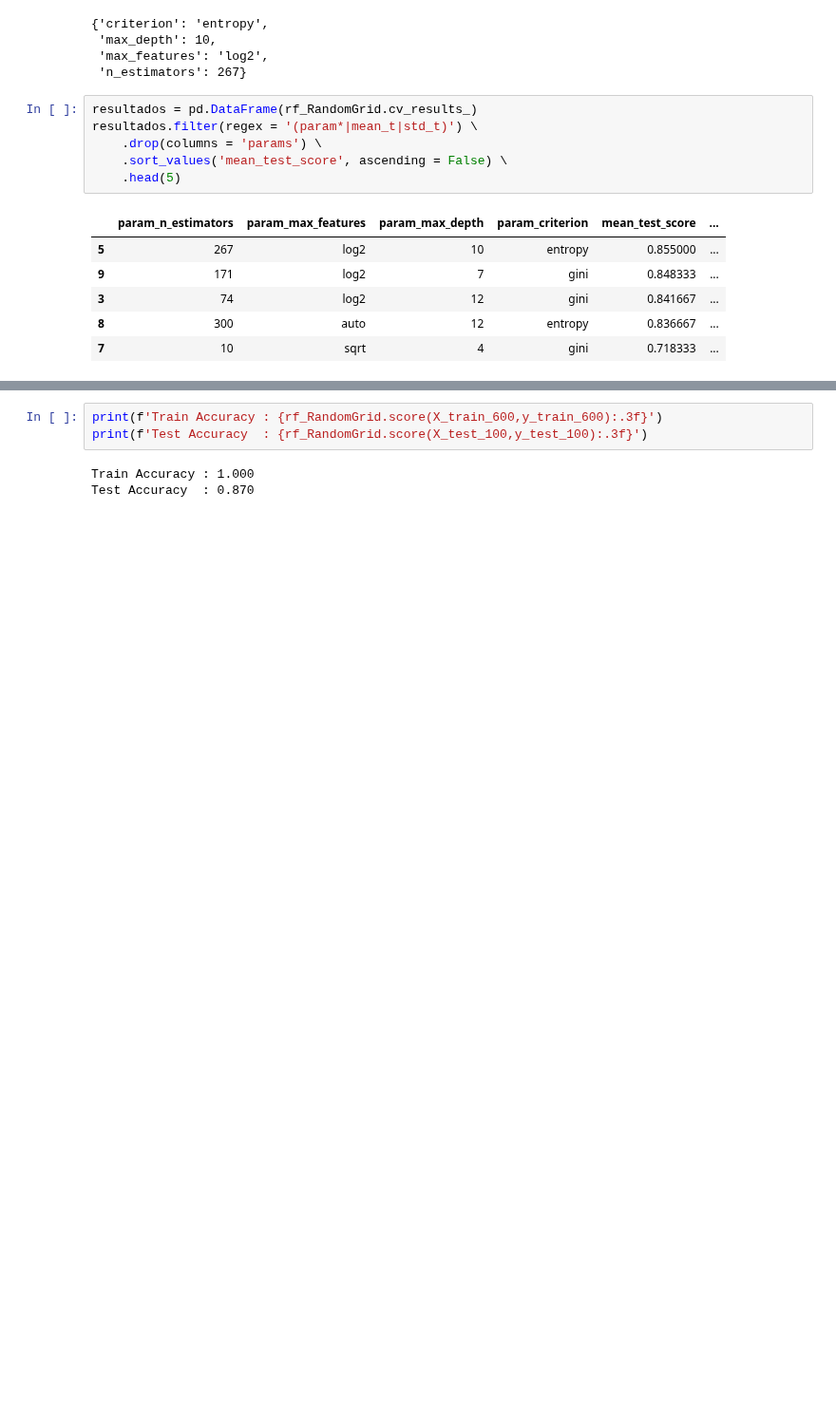
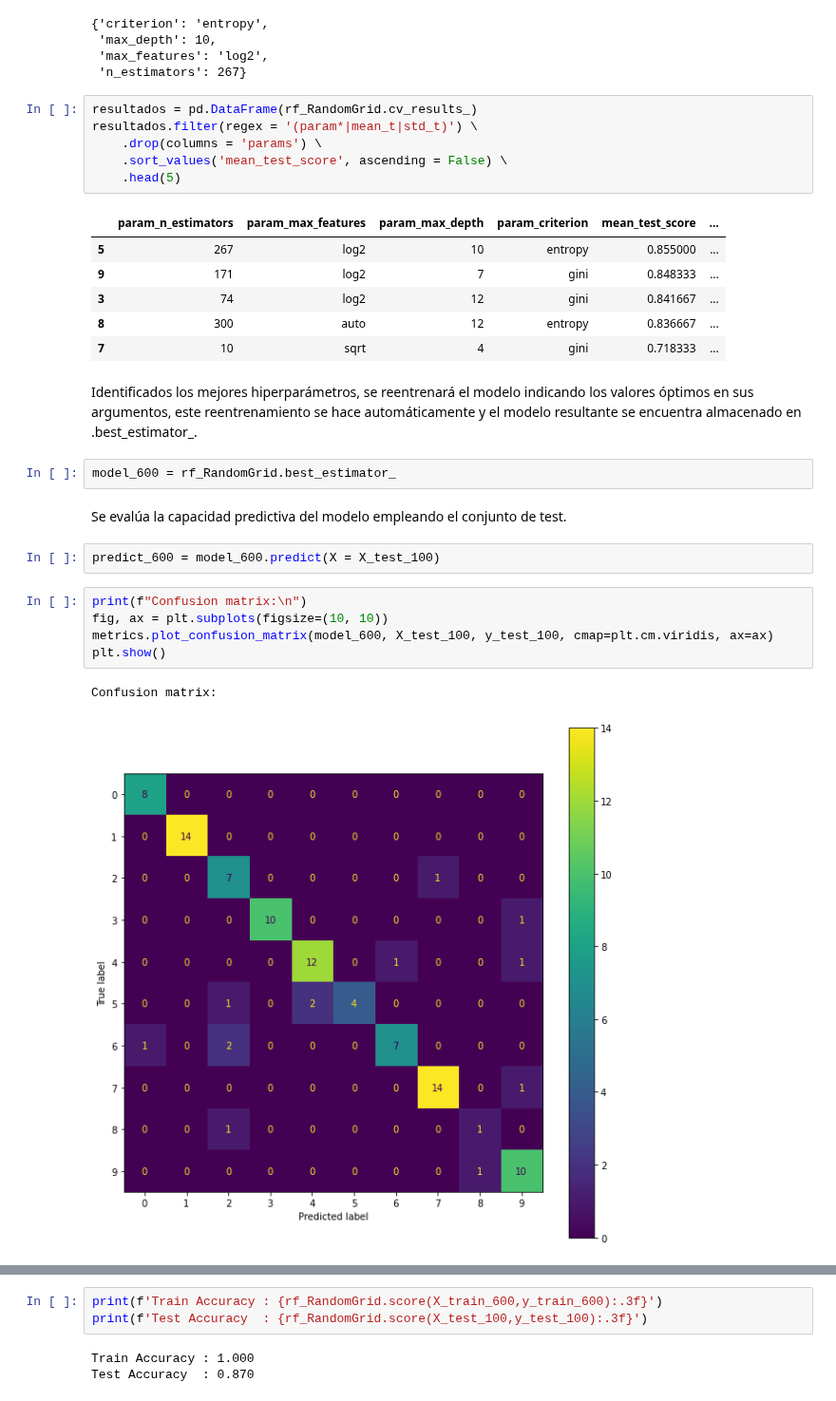
Before and after one commit to JALVARADORUIZ/Magister_BigData_UB, a Jupyter notebook: M6_AI3_AlvaradoRuizJoseArmando.ipynb, the cells around one changed output, grey strips where cells are left out. Shown at 95% size. Cells and saved outputs as stored; diff of their text form; blank space fills up the shorter version.

```diff
--- a/M6_AI3_AlvaradoRuizJoseArmando.ipynb
+++ b/M6_AI3_AlvaradoRuizJoseArmando.ipynb
@@ -219,3 +215,19 @@ resultados.filter(regex = '(param*|mean_t|std_t)') \
 | 3 | 74 | log2 | 12 | gini | 0.841667 | ... |
 | 8 | 300 | auto | 12 | entropy | 0.836667 | ... |
 | 7 | 10 | sqrt | 4 | gini | 0.718333 | ... |
+# %% [markdown]
+Identificados los mejores hiperparámetros, se reentrenará el modelo indicando los valores óptimos en sus argumentos, este reentrenamiento se hace automáticamente y el modelo resultante se encuentra almacenado en .best_estimator_.
+# %%
+model_600 = rf_RandomGrid.best_estimator_
+# %% [markdown]
+Se evalúa la capacidad predictiva del modelo empleando el conjunto de test.
+# %%
+predict_600 = model_600.predict(X = X_test_100)
+# %%
+print(f"Confusion matrix:\n")
+fig, ax = plt.subplots(figsize=(10, 10))
+metrics.plot_confusion_matrix(model_600, X_test_100, y_test_100, cmap=plt.cm.viridis, ax=ax)
+plt.show()
+# %% [output]
+Confusion matrix:
+[figure, added]
```
Also changed, not shown: parts of 20 cells of this notebook.
